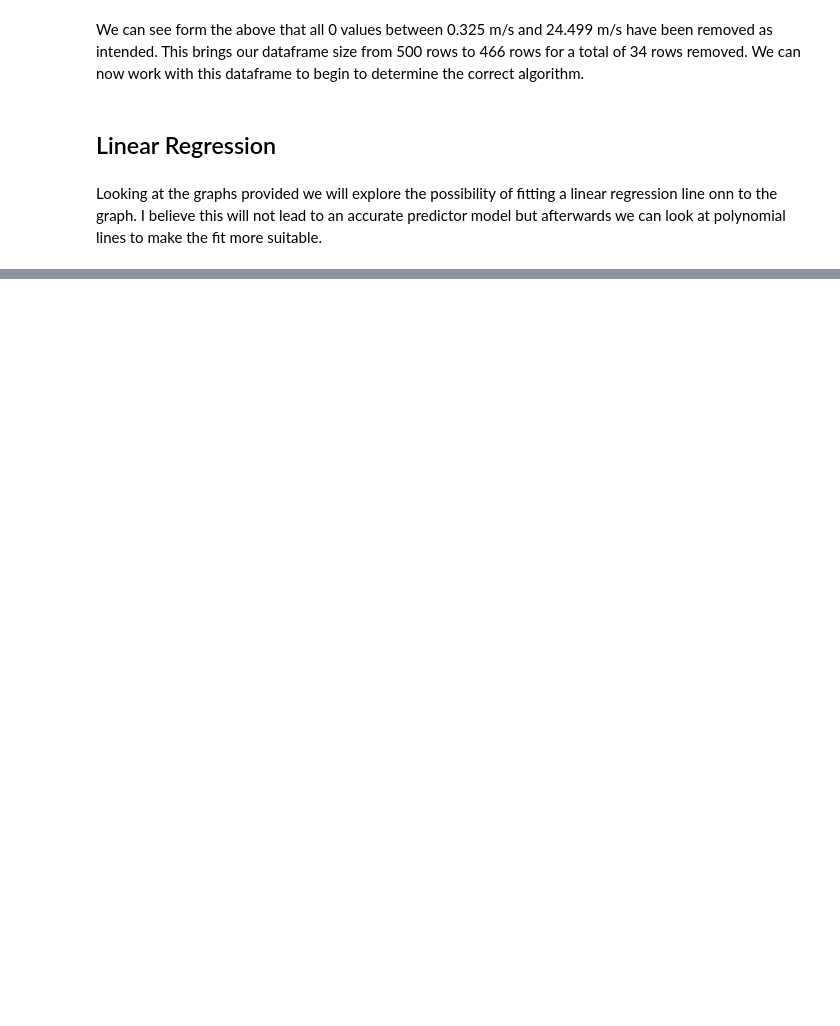
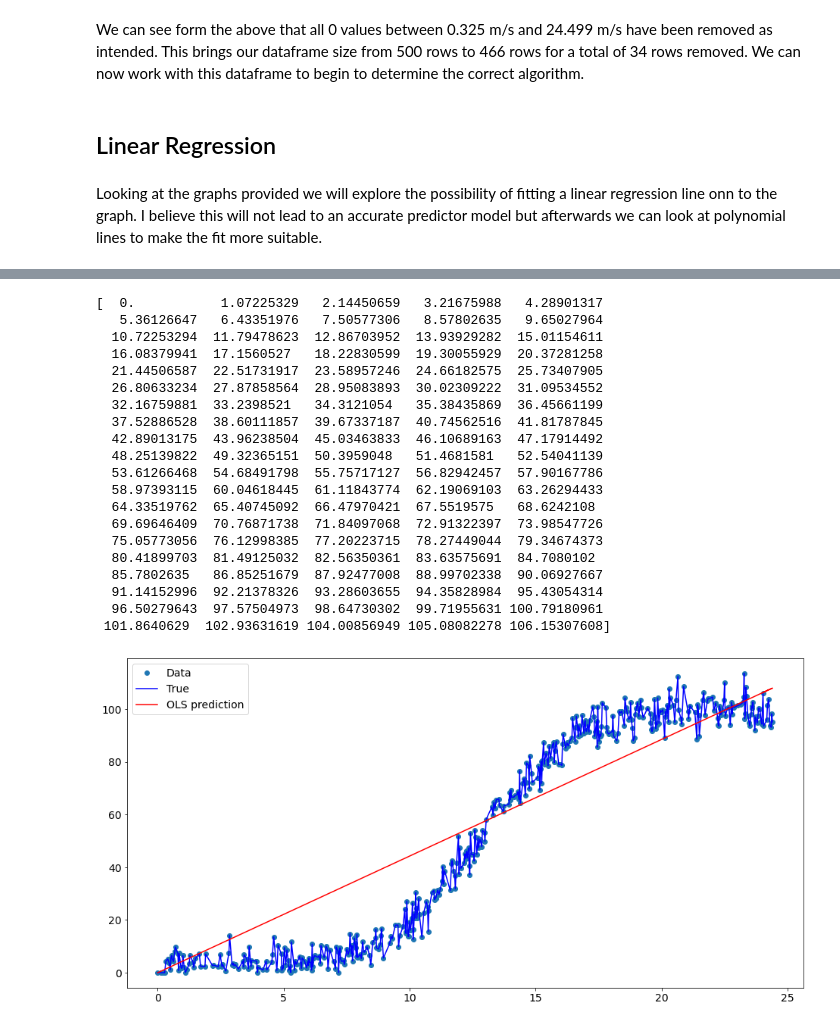
Before and after one commit to IanWafer/Machine-Learning-and-Statistics-Project, a Jupyter notebook: Machine Learning & Statistics Project.ipynb, the cells around one changed output, grey strips where cells are left out. Cells and saved outputs as stored; diff of their text form; code cells hidden in the pictures; blank space fills up the shorter version.

```diff
--- a/Machine Learning & Statistics Project.ipynb
+++ b/Machine Learning & Statistics Project.ipynb
@@ -120,0 +159,3 @@ Looking at the graphs provided we will explore the possibility of fitting a line
+# %%
+ypred = results.predict()
+print('Predicted values: ', ypred)
@@ -120,0 +180,35 @@ Looking at the graphs provided we will explore the possibility of fitting a line
+# %%
+x1n = np.linspace(0, 24, 100)
+Xnew = x1n.reshape(-1, 1)
+
+
+ynewpred =  results.predict(Xnew) # predict out of sample
+print(ynewpred)
+
+fig, ax = plt.subplots()
+ax.plot(df.speed, df.power, 'o', label="Data")
+ax.plot(df.speed, df.power, 'b-', label="True")
+ax.plot(np.hstack((df.speed, x1n)), np.hstack((ypred, ynewpred)), 'r', label="OLS prediction")
+ax.legend(loc="best");
+# %% [output]
+[  0.           1.07225329   2.14450659   3.21675988   4.28901317
+   5.36126647   6.43351976   7.50577306   8.57802635   9.65027964
+  10.72253294  11.79478623  12.86703952  13.93929282  15.01154611
+  16.08379941  17.1560527   18.22830599  19.30055929  20.37281258
+  21.44506587  22.51731917  23.58957246  24.66182575  25.73407905
+  26.80633234  27.87858564  28.95083893  30.02309222  31.09534552
+  32.16759881  33.2398521   34.3121054   35.38435869  36.45661199
+  37.52886528  38.60111857  39.67337187  40.74562516  41.81787845
+  42.89013175  43.96238504  45.03463833  46.10689163  47.17914492
+  48.25139822  49.32365151  50.3959048   51.4681581   52.54041139
+  53.61266468  54.68491798  55.75717127  56.82942457  57.90167786
+  58.97393115  60.04618445  61.11843774  62.19069103  63.26294433
+  64.33519762  65.40745092  66.47970421  67.5519575   68.6242108
+  69.69646409  70.76871738  71.84097068  72.91322397  73.98547726
+  75.05773056  76.12998385  77.20223715  78.27449044  79.34674373
+  80.41899703  81.49125032  82.56350361  83.63575691  84.7080102
+  85.7802635   86.85251679  87.92477008  88.99702338  90.06927667
+  91.14152996  92.21378326  93.28603655  94.35828984  95.43054314
+  96.50279643  97.57504973  98.64730302  99.71955631 100.79180961
+ 101.8640629  102.93631619 104.00856949 105.08082278 106.15307608]
+[figure, added]
```
Also changed, not shown: parts of 21 cells of this notebook.
